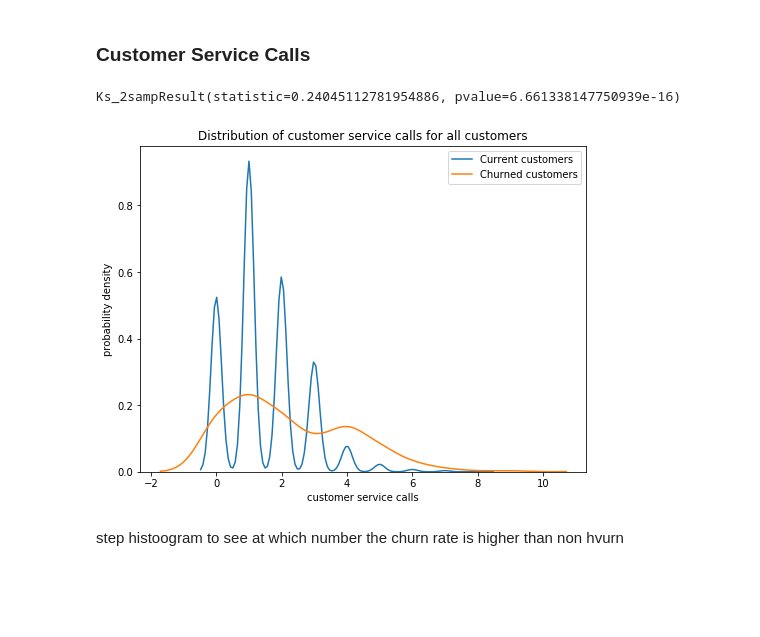
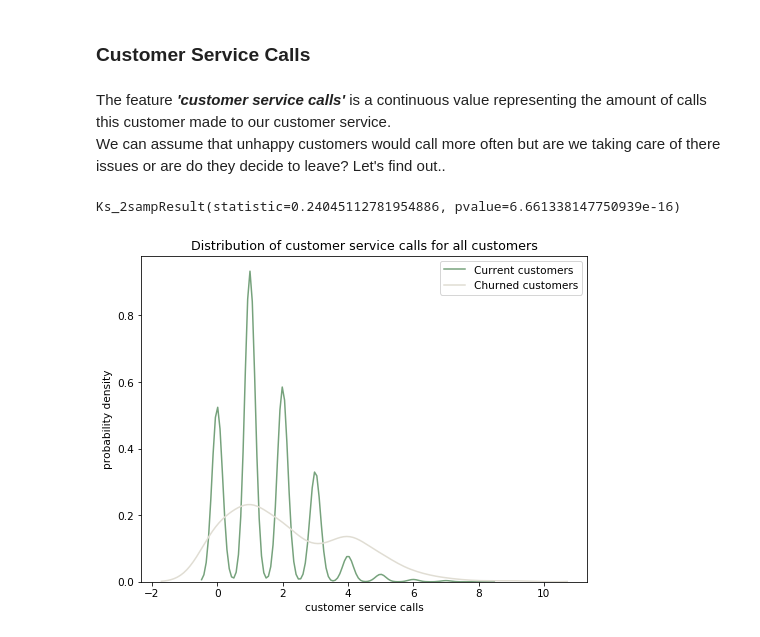
Before and after one commit to OsterMendel/mod3_project, a Jupyter notebook: EDA.ipynb, the cells around one changed output. Cells and saved outputs as stored; diff of their text form; code cells hidden in the pictures; blank space fills up the shorter version.

```diff
--- a/EDA.ipynb
+++ b/EDA.ipynb
@@ -339,3 +337,5 @@ for charge in charge_types:
 # %% [markdown]
 ### Customer Service Calls
+# %% [markdown]
+The feature __*'customer service calls'*__ is a continuous value representing the amount of calls this customer made to our customer service. <br>We can assume that unhappy customers would call more often but are we taking care of there issues or are do they decide to leave? Let's find out..
 # %%
@@ -345,14 +345,12 @@ Ks_2sampResult(statistic=0.24045112781954886, pvalue=6.661338147750939e-16)
 # %%
 plt.figure(figsize=(8,6));
 plt.title('Distribution of customer service calls for all customers');
 plt.xlabel('Amount of customer service calls');
 plt.ylabel('probability density');
-sns.distplot(df[df['churn'] == False]['customer service calls'],hist=False,label='Current customers');
-sns.distplot(df[df['churn'] == True]['customer service calls'],hist=False,label='Churned customers');
+sns.distplot(df[df['churn'] == False]['customer service calls'],hist=False,label='Current customers',color='#76a27c');
+sns.distplot(df[df['churn'] == True]['customer service calls'],hist=False,label='Churned customers',color='#e0ddd3');
 plt.legend()
 plt.show()
-# plt.savefig('graphs_and_images/pdf_customer_serive_calls.png')
+# plt.savefig('graphs_and_images/pdf_customer_service_calls.png')
 # %% [output]
-[figure, old version]
+[figure, new version]
-# %% [markdown]
-step histoogram to see at which number the churn rate is higher than non hvurn
```
Also changed, not shown: parts of 18 cells of this notebook, 2 other files.
